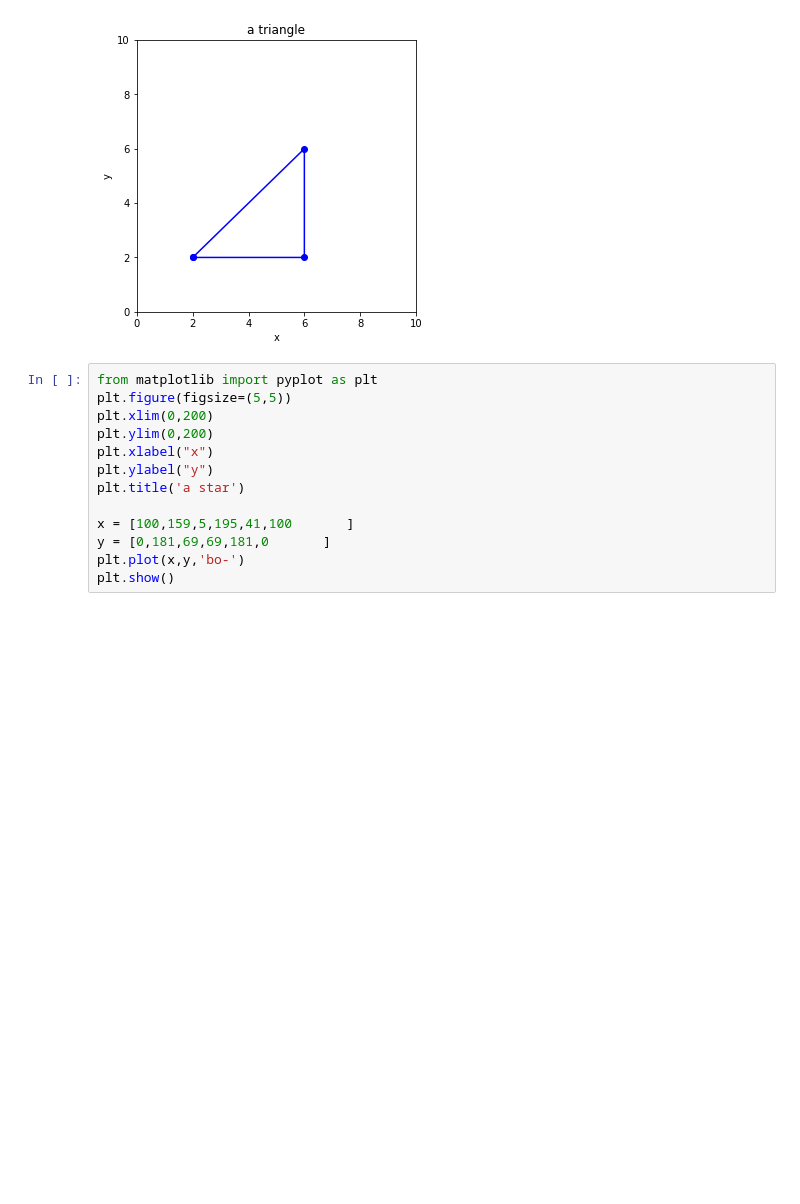
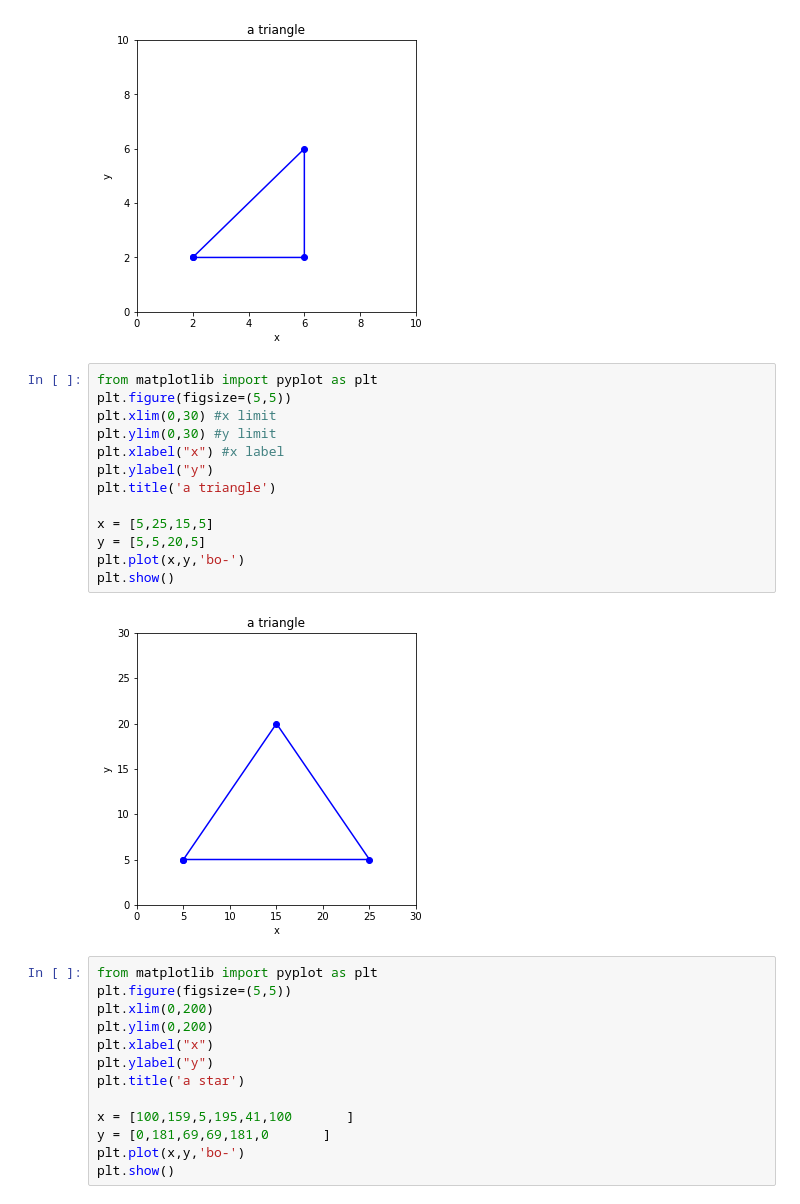
Before and after one commit to junyaogz/computational.math, a Jupyter notebook: code/A01-A20.ipynb, the cells around one changed output. Cells and saved outputs as stored; diff of their text form; blank space fills up the shorter version.

```diff
--- a/code/A01-A20.ipynb
+++ b/code/A01-A20.ipynb
@@ -584,6 +584,21 @@ plt.plot(x,y,'bo-')
 plt.show()
 # %% [output]
 [figure]
+# %%
+from matplotlib import pyplot as plt
+plt.figure(figsize=(5,5))
+plt.xlim(0,30) #x limit
+plt.ylim(0,30) #y limit
+plt.xlabel("x") #x label
+plt.ylabel("y")
+plt.title('a triangle')
+
+x = [5,25,15,5]
+y = [5,5,20,5]
+plt.plot(x,y,'bo-')
+plt.show()
+# %% [output]
+[figure, added]
 # %%
 from matplotlib import pyplot as plt
 plt.figure(figsize=(5,5))
```
Also changed, not shown: 2 other files.
